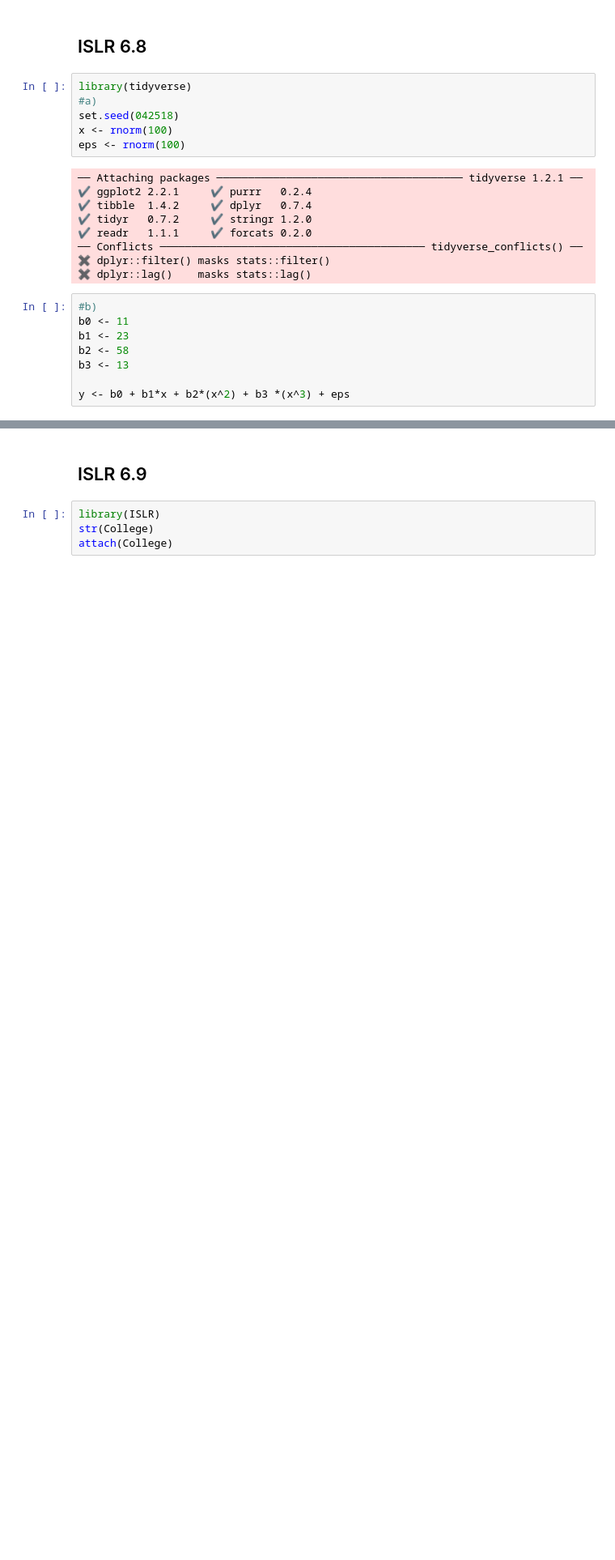
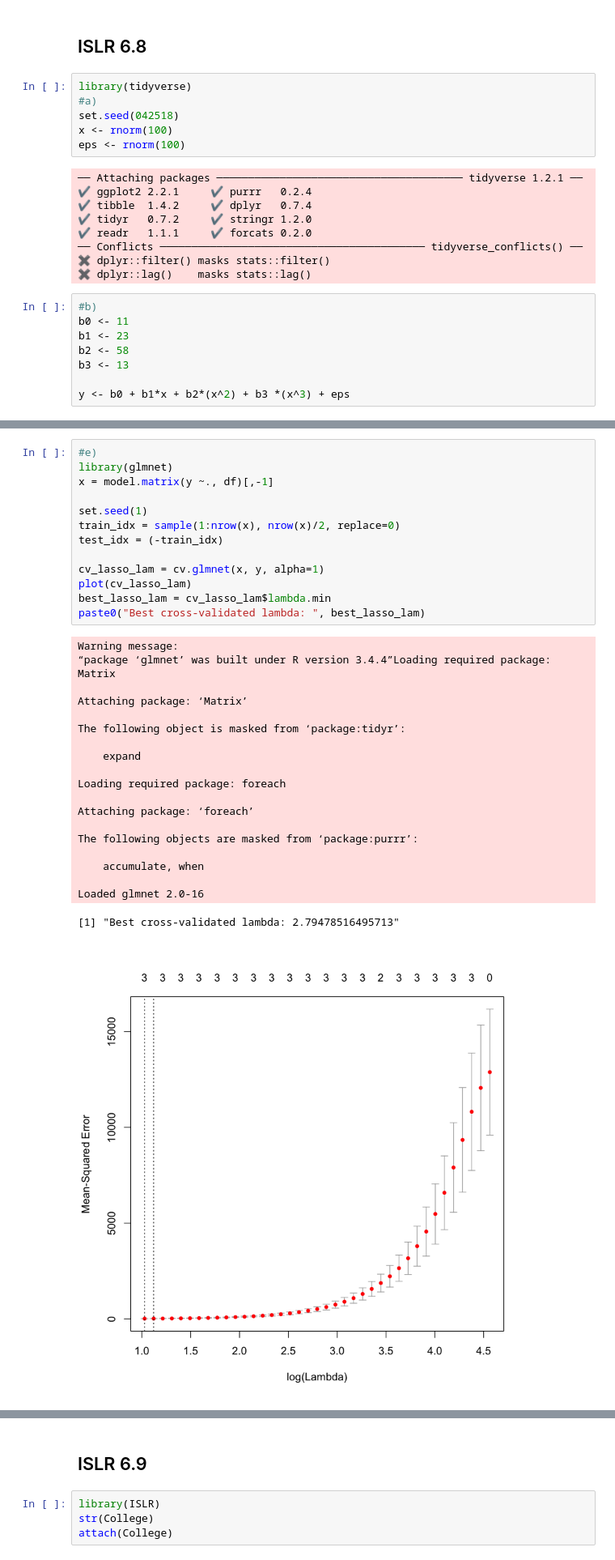
Before and after one commit to kalexandriabond/bond_DSPN_S18, a Jupyter notebook: BOND_Homework6.ipynb, the cells around one changed output, grey strips where cells are left out. Shown at 81% size. Cells and saved outputs as stored; diff of their text form; blank space fills up the shorter version.

```diff
--- a/BOND_Homework6.ipynb
+++ b/BOND_Homework6.ipynb
@@ -66,0 +146,34 @@ reg.summary$bic; reg.summary$adjr2; reg.summary$cp
+# %%
+#e)
+library(glmnet)
+x = model.matrix(y ~., df)[,-1]
+
+set.seed(1)
+train_idx = sample(1:nrow(x), nrow(x)/2, replace=0)
+test_idx = (-train_idx)
+
+cv_lasso_lam = cv.glmnet(x, y, alpha=1)
+plot(cv_lasso_lam)
+best_lasso_lam = cv_lasso_lam$lambda.min
+paste0("Best cross-validated lambda: ", best_lasso_lam)
+# %% [output]
+Warning message:
+“package ‘glmnet’ was built under R version 3.4.4”Loading required package: Matrix
+
+Attaching package: ‘Matrix’
+
+The following object is masked from ‘package:tidyr’:
+
+    expand
+
+Loading required package: foreach
+
+Attaching package: ‘foreach’
+
+The following objects are masked from ‘package:purrr’:
+
+    accumulate, when
+
+Loaded glmnet 2.0-16
+[1] "Best cross-validated lambda: 2.79478516495713"
+[figure, added]
```
Also changed, not shown: parts of 34 cells of this notebook.
